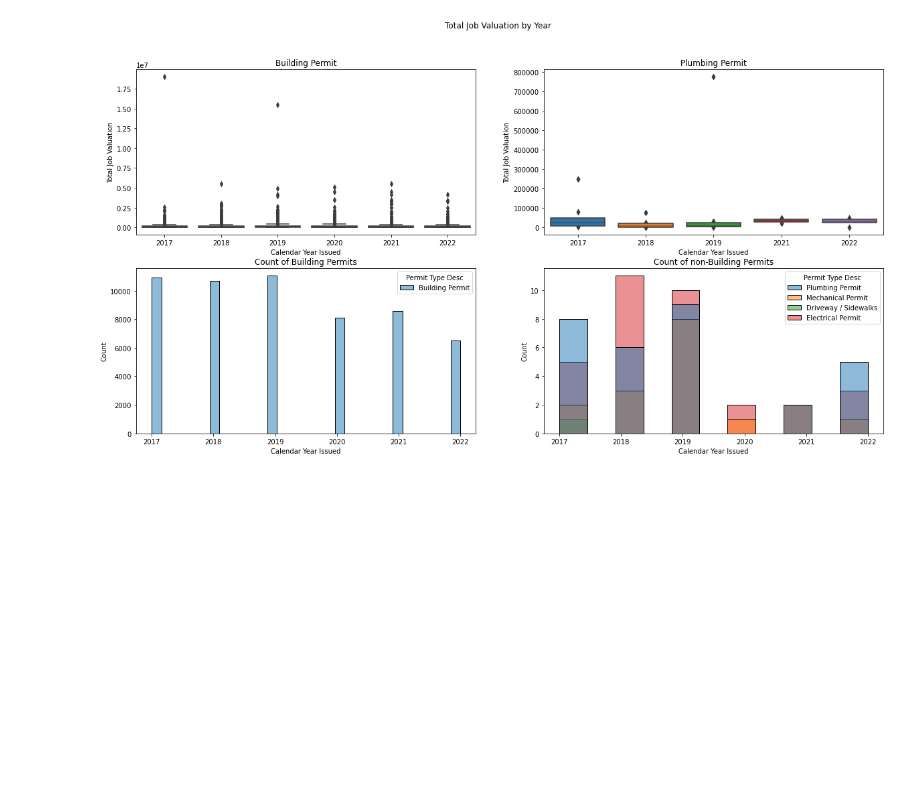
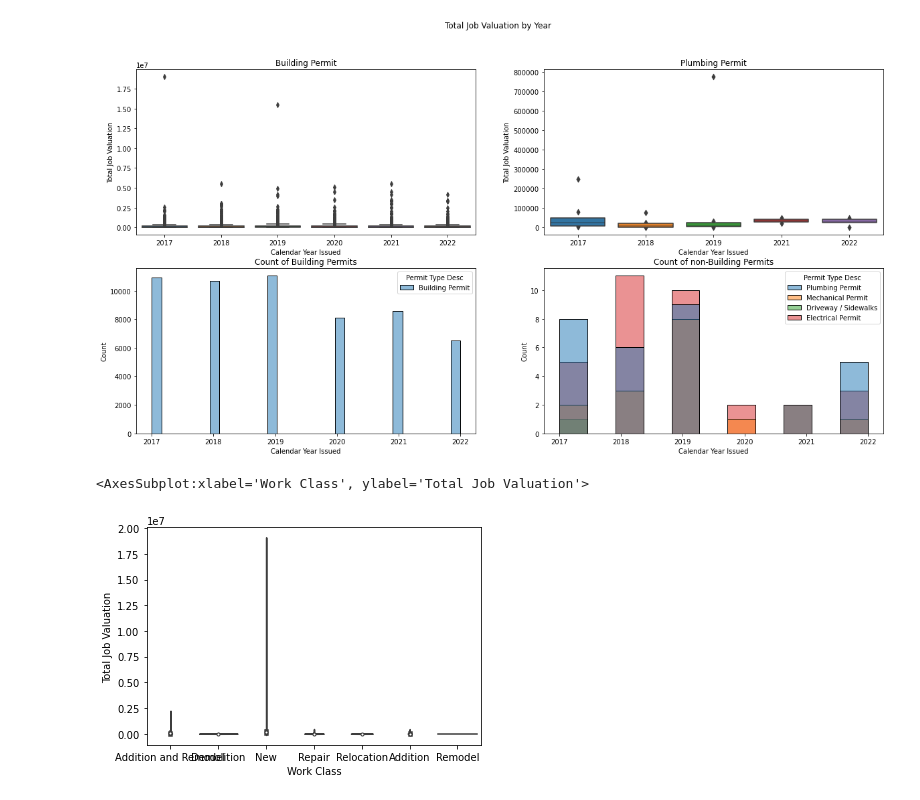
Before and after one commit to Josephslee99/CSE4-587Project, a Jupyter notebook: EDA.ipynb, the cells around one changed output. Cells and saved outputs as stored; diff of their text form; code cells hidden in the pictures; blank space fills up the shorter version.

```diff
--- a/EDA.ipynb
+++ b/EDA.ipynb
@@ -104,3 +104,14 @@ axes[1,1].set_title('Count of non-Building Permits')
 # %% [output]
 Text(0.5, 1.0, 'Count of non-Building Permits')
 [figure]
+# %%
+#fig, axes = plt.subplots(2,2,figsize=(20,10))
+#fig.suptitle('Total Job Valuation for Building Permits by Year')
+buildData = data[data['Permit Type Desc']=="Building Permit"]
+sns.violinplot(data=buildData[buildData['Calendar Year Issued']==2017],x='Work Class',y='Total Job Valuation')
+#axes[0,0].set_title('Building Permit')
+#sns.boxplot(ax=axes[0,1],data=data[data['Permit Type Desc']=="Plumbing Permit"],x='Calendar Year Issued',y='Total Job Valuation')
+#axes[0,1].set_title('Plumbing Permit')
+# %% [output]
+<AxesSubplot:xlabel='Work Class', ylabel='Total Job Valuation'>
+[figure, added]
```
Also changed, not shown: parts of 2 cells of this notebook.
